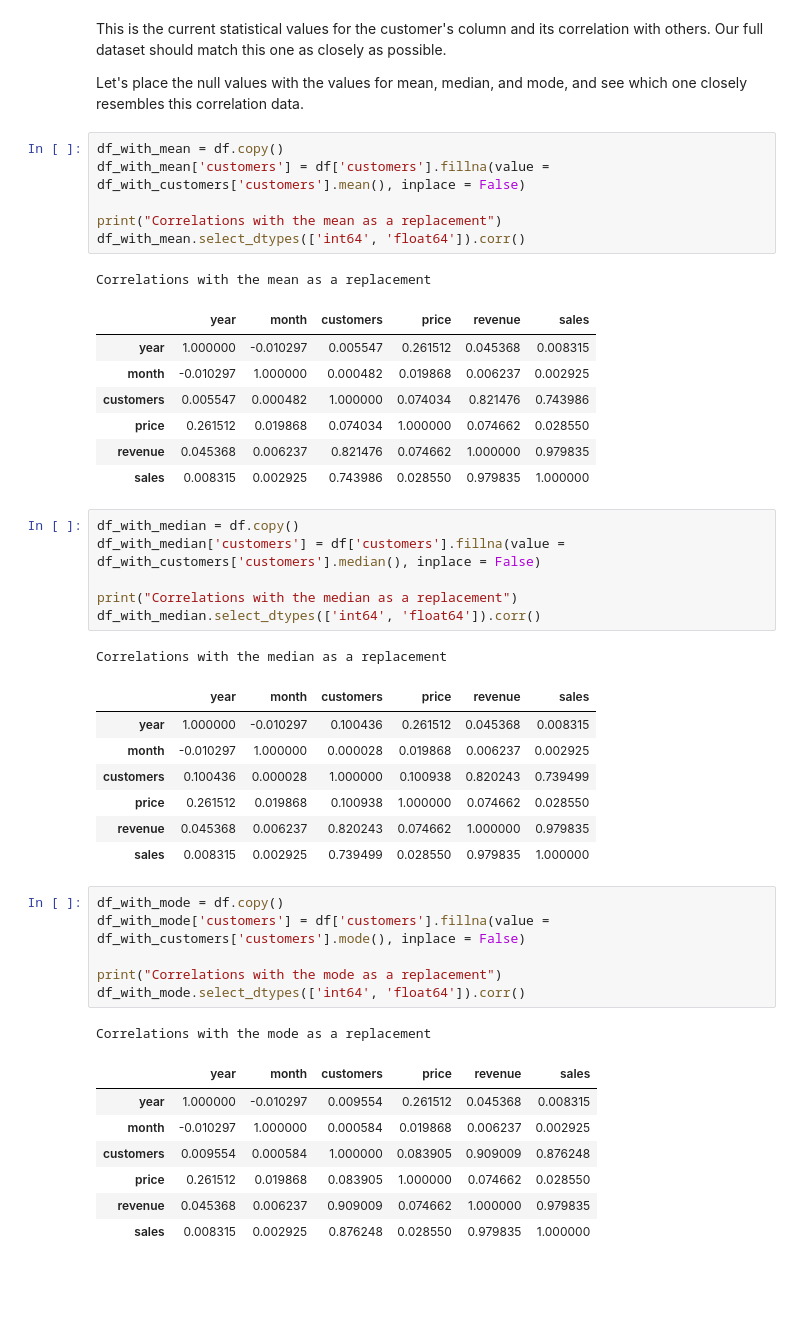
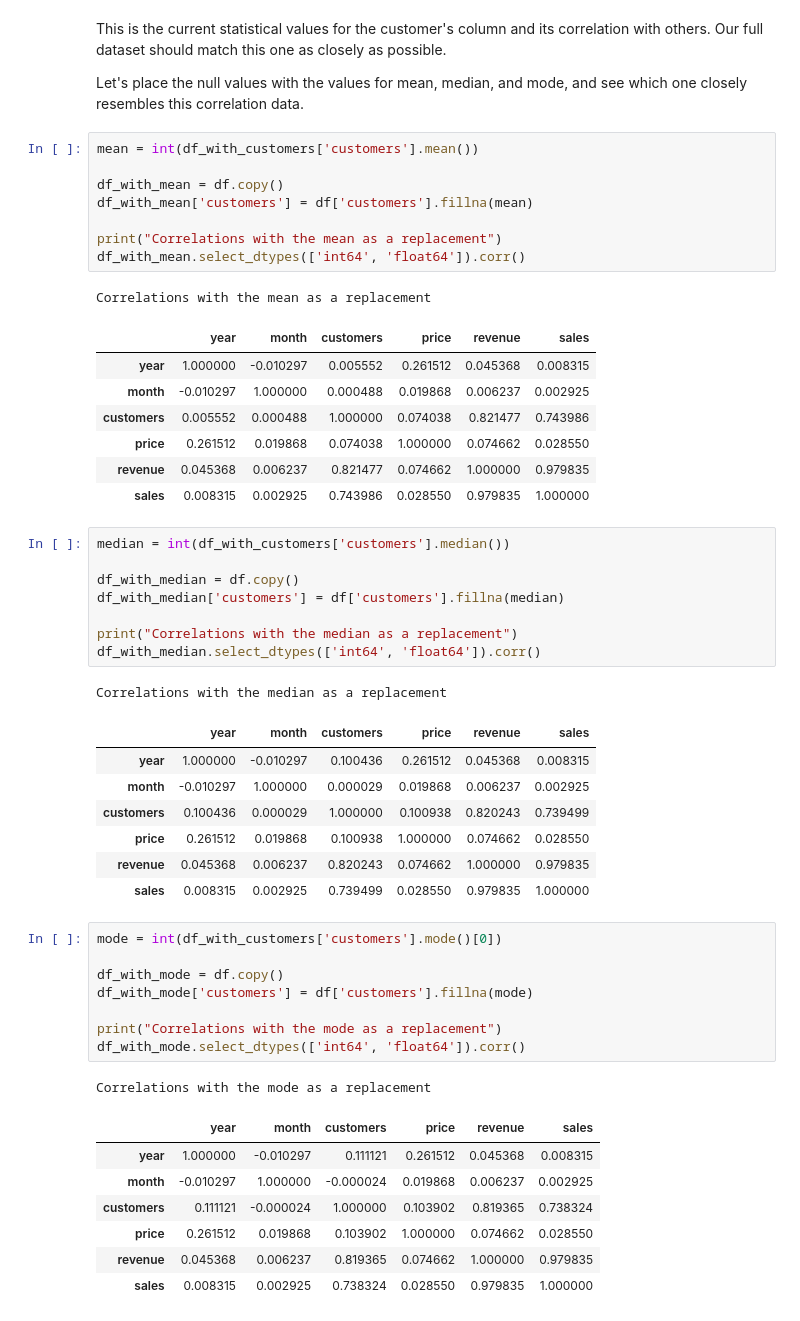
Before and after one commit to pginjupalli/Verizon-BTTAI-ElectricityPriceForecasting, a Jupyter notebook: Verizon_2_Code.ipynb, the cells around one changed output. Cells and saved outputs as stored; diff of their text form; blank space fills up the shorter version.

Commit message:
Fixing the null value replacements

```diff
--- a/Verizon_2_Code.ipynb
+++ b/Verizon_2_Code.ipynb
@@ -71,23 +71,27 @@ This is the current statistical values for the customer's column and its correla
 
 Let's place the null values with the values for mean, median, and mode, and see which one closely resembles this correlation data.
 # %%
+mean = int(df_with_customers['customers'].mean())
+
 df_with_mean = df.copy()
-df_with_mean['customers'] = df['customers'].fillna(value = df_with_customers['customers'].mean(), inplace = False)
+df_with_mean['customers'] = df['customers'].fillna(mean)
 
 print("Correlations with the mean as a replacement")
 df_with_mean.select_dtypes(['int64', 'float64']).corr()
 # %% [output]
 Correlations with the mean as a replacement
 |  | year | month | customers | price | revenue | sales |
-| year | 1.000000 | -0.010297 | 0.005547 | 0.261512 | 0.045368 | 0.008315 |
-| month | -0.010297 | 1.000000 | 0.000482 | 0.019868 | 0.006237 | 0.002925 |
-| customers | 0.005547 | 0.000482 | 1.000000 | 0.074034 | 0.821476 | 0.743986 |
-| price | 0.261512 | 0.019868 | 0.074034 | 1.000000 | 0.074662 | 0.028550 |
-| revenue | 0.045368 | 0.006237 | 0.821476 | 0.074662 | 1.000000 | 0.979835 |
+| year | 1.000000 | -0.010297 | 0.005552 | 0.261512 | 0.045368 | 0.008315 |
+| month | -0.010297 | 1.000000 | 0.000488 | 0.019868 | 0.006237 | 0.002925 |
+| customers | 0.005552 | 0.000488 | 1.000000 | 0.074038 | 0.821477 | 0.743986 |
+| price | 0.261512 | 0.019868 | 0.074038 | 1.000000 | 0.074662 | 0.028550 |
+| revenue | 0.045368 | 0.006237 | 0.821477 | 0.074662 | 1.000000 | 0.979835 |
 | sales | 0.008315 | 0.002925 | 0.743986 | 0.028550 | 0.979835 | 1.000000 |
 # %%
+median = int(df_with_customers['customers'].median())
+
 df_with_median = df.copy()
-df_with_median['customers'] = df['customers'].fillna(value = df_with_customers['customers'].median(), inplace = False)
+df_with_median['customers'] = df['customers'].fillna(median)
 
 print("Correlations with the median as a replacement")
 df_with_median.select_dtypes(['int64', 'float64']).corr()
@@ -95,24 +99,26 @@ df_with_median.select_dtypes(['int64', 'float64']).corr()
 Correlations with the median as a replacement
 |  | year | month | customers | price | revenue | sales |
 | year | 1.000000 | -0.010297 | 0.100436 | 0.261512 | 0.045368 | 0.008315 |
-| month | -0.010297 | 1.000000 | 0.000028 | 0.019868 | 0.006237 | 0.002925 |
-| customers | 0.100436 | 0.000028 | 1.000000 | 0.100938 | 0.820243 | 0.739499 |
+| month | -0.010297 | 1.000000 | 0.000029 | 0.019868 | 0.006237 | 0.002925 |
+| customers | 0.100436 | 0.000029 | 1.000000 | 0.100938 | 0.820243 | 0.739499 |
 | price | 0.261512 | 0.019868 | 0.100938 | 1.000000 | 0.074662 | 0.028550 |
 | revenue | 0.045368 | 0.006237 | 0.820243 | 0.074662 | 1.000000 | 0.979835 |
 | sales | 0.008315 | 0.002925 | 0.739499 | 0.028550 | 0.979835 | 1.000000 |
 # %%
+mode = int(df_with_customers['customers'].mode()[0])
+
 df_with_mode = df.copy()
-df_with_mode['customers'] = df['customers'].fillna(value = df_with_customers['customers'].mode(), inplace = False)
+df_with_mode['customers'] = df['customers'].fillna(mode)
 
 print("Correlations with the mode as a replacement")
 df_with_mode.select_dtypes(['int64', 'float64']).corr()
 # %% [output]
 Correlations with the mode as a replacement
 |  | year | month | customers | price | revenue | sales |
-| year | 1.000000 | -0.010297 | 0.009554 | 0.261512 | 0.045368 | 0.008315 |
-| month | -0.010297 | 1.000000 | 0.000584 | 0.019868 | 0.006237 | 0.002925 |
-| customers | 0.009554 | 0.000584 | 1.000000 | 0.083905 | 0.909009 | 0.876248 |
-| price | 0.261512 | 0.019868 | 0.083905 | 1.000000 | 0.074662 | 0.028550 |
-| revenue | 0.045368 | 0.006237 | 0.909009 | 0.074662 | 1.000000 | 0.979835 |
-| sales | 0.008315 | 0.002925 | 0.876248 | 0.028550 | 0.979835 | 1.000000 |
+| year | 1.000000 | -0.010297 | 0.111121 | 0.261512 | 0.045368 | 0.008315 |
+| month | -0.010297 | 1.000000 | -0.000024 | 0.019868 | 0.006237 | 0.002925 |
+| customers | 0.111121 | -0.000024 | 1.000000 | 0.103902 | 0.819365 | 0.738324 |
+| price | 0.261512 | 0.019868 | 0.103902 | 1.000000 | 0.074662 | 0.028550 |
+| revenue | 0.045368 | 0.006237 | 0.819365 | 0.074662 | 1.000000 | 0.979835 |
+| sales | 0.008315 | 0.002925 | 0.738324 | 0.028550 | 0.979835 | 1.000000 |
 # %% [markdown]
```
Also changed, not shown: parts of 3 cells of this notebook.
